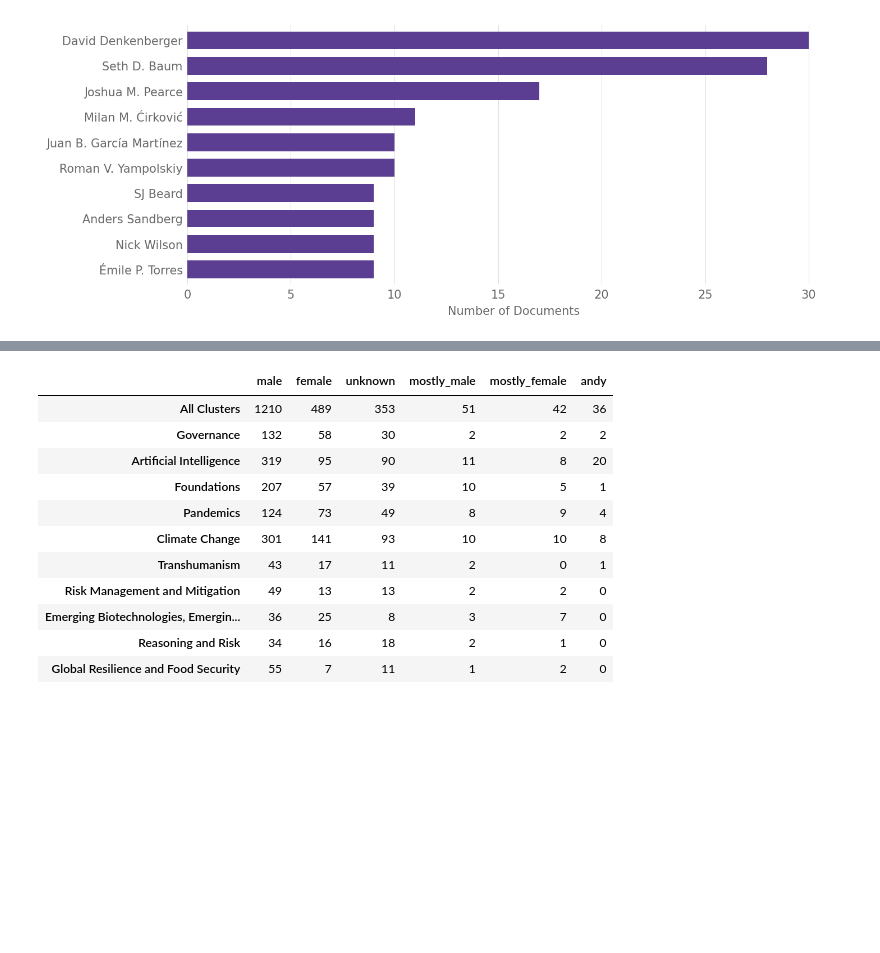
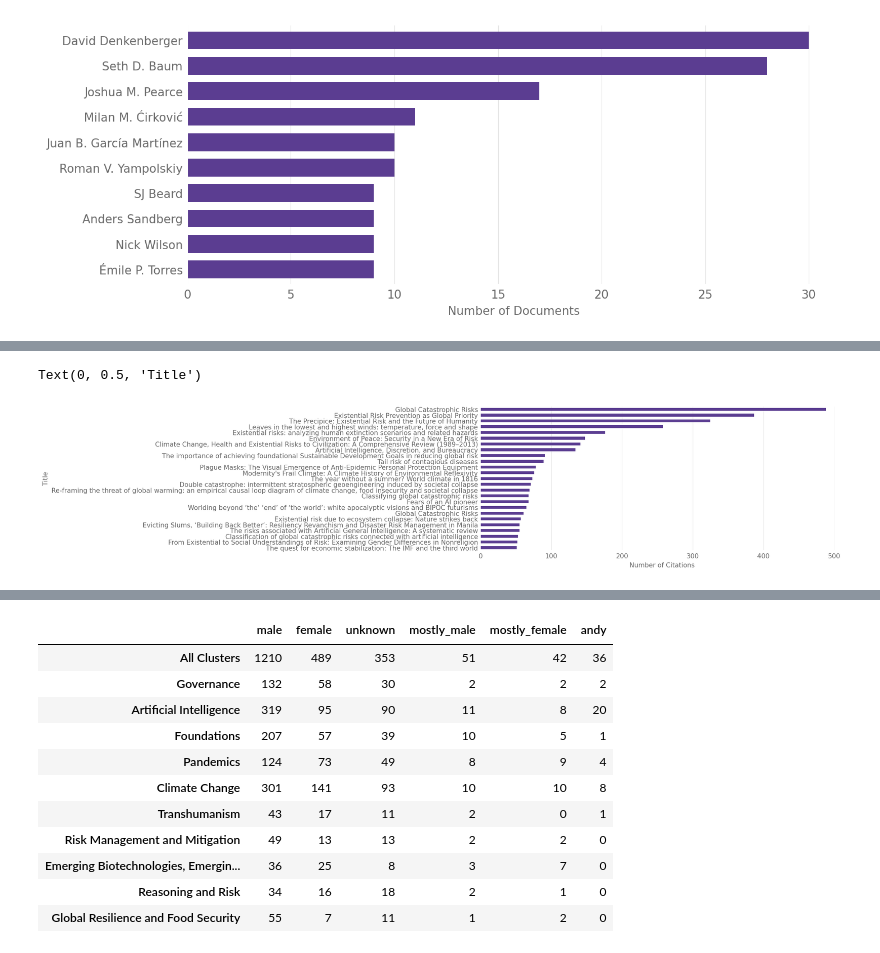
Before and after one commit to florianjehn/bibliometrics, a Jupyter notebook: scripts/overall_visualizations.ipynb, the cells around one changed output, grey strips where cells are left out. Saved outputs shown, nothing was run; the diff lists cells and outputs as text; code cells hidden in the pictures; blank space fills up the shorter version.

```diff
--- a/scripts/overall_visualizations.ipynb
+++ b/scripts/overall_visualizations.ipynb
@@ -114,0 +146,11 @@ plt.show()
+# %%
+# Get the 250 documents with the highest relevance score and from those plot the 10 with the most citations
+top_250 = open_alex.nlargest(250, "relevance_score")
+top_250 = top_250.nlargest(25, "cited_by_count")
+top_250.sort_values(by="cited_by_count").plot(kind="barh", x="title", y="cited_by_count", color=main_color, legend=False)
+plt.gca().yaxis.grid(False)
+plt.xlabel("Number of Citations")
+plt.ylabel("Title")
+# %% [output]
+Text(0, 0.5, 'Title')
+[figure, added]
```
Also changed, not shown: parts of 5 cells of this notebook, 8 other files.
